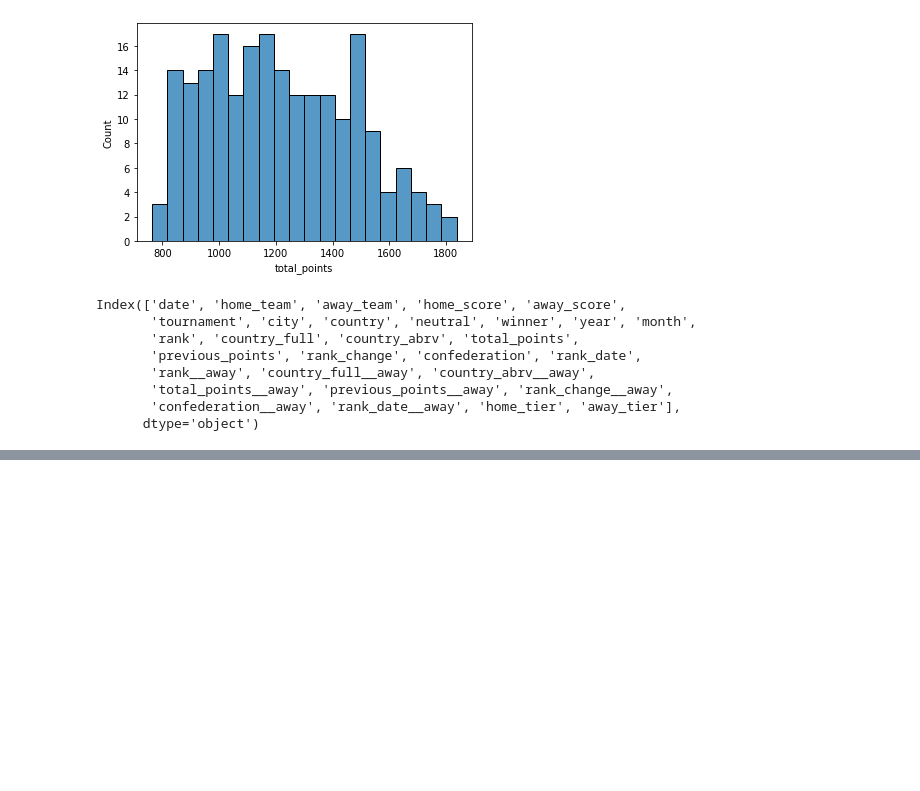
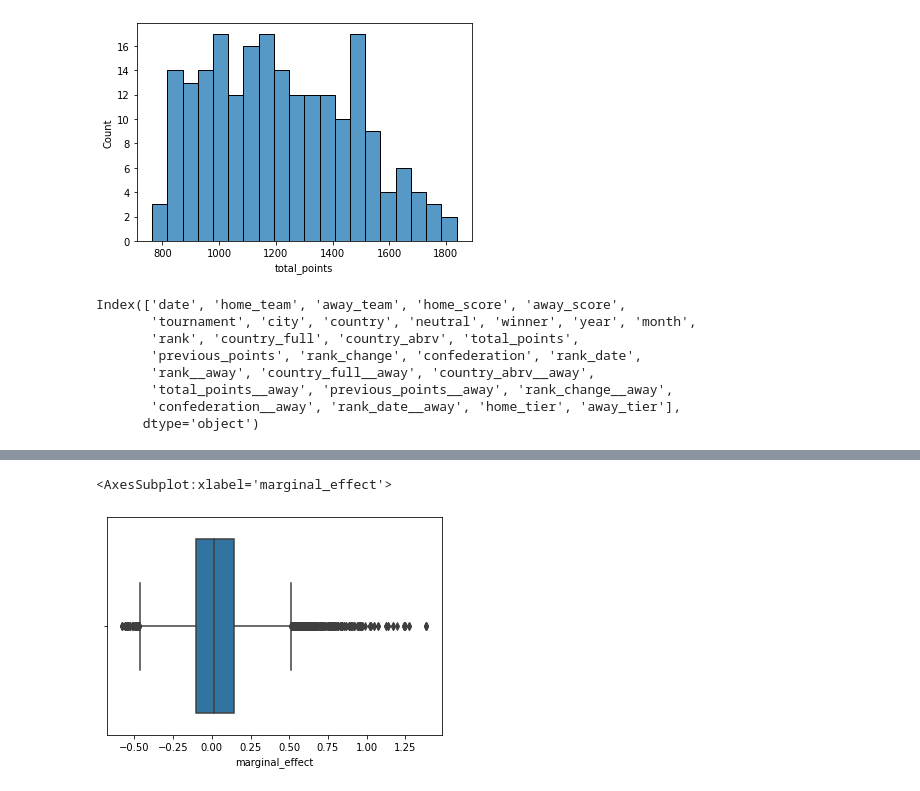
Before and after one commit to Omaraitbenhaddi/ODC-World-Cup-2022-Predictions, a Jupyter notebook: notebooks/data_exploration.ipynb, the cells around one changed output, grey strips where cells are left out. Drawn from its saved outputs; the diff is of its cells as text; code cells hidden in the pictures; blank space fills up the shorter version.

```diff
--- a/notebooks/data_exploration.ipynb
+++ b/notebooks/data_exploration.ipynb
@@ -426,0 +491,7 @@ Index(['date', 'home_team', 'away_team', 'home_score', 'away_score',
+# %%
+data['marginal_effect'] = (data['total_points'] - data['total_points__away']) / data['total_points__away']
+# %%
+sns.boxplot(x='marginal_effect', data=data)
+# %% [output]
+<AxesSubplot:xlabel='marginal_effect'>
+[figure, added]
```
Also changed, not shown: parts of 39 cells of this notebook, 2 other files.
